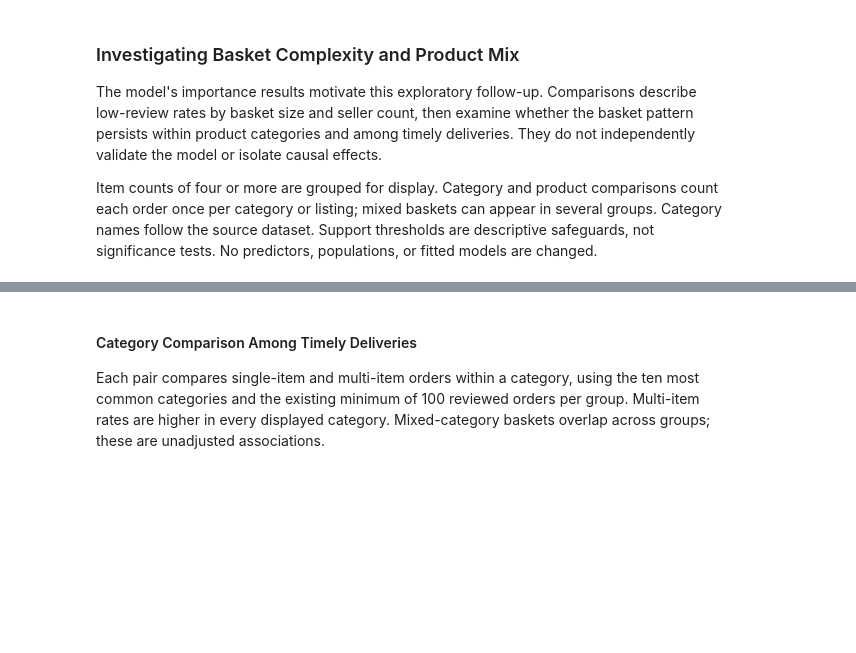
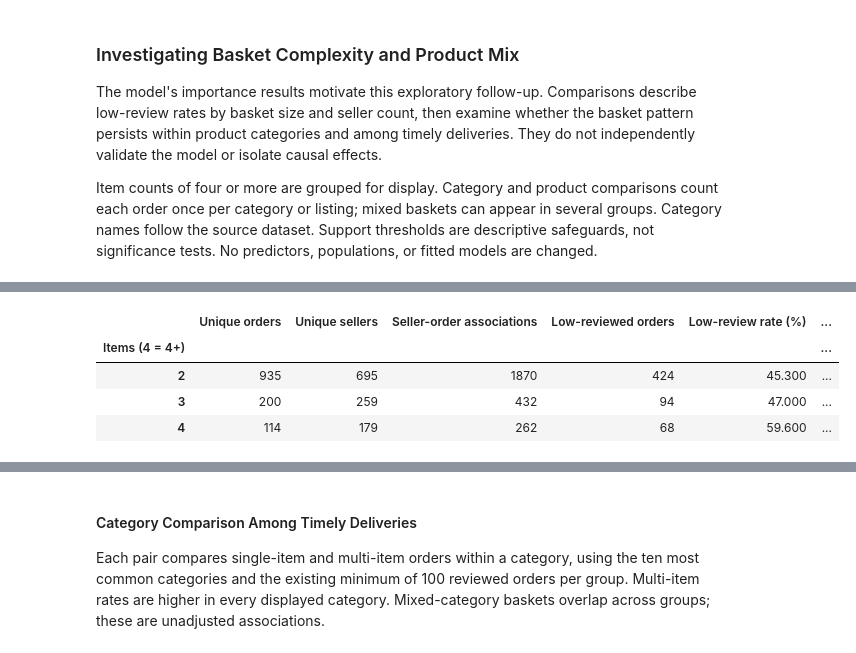
Before and after one commit to asherdata1/supply-chain-decision-support, a Jupyter notebook: 03_final/03_modeling.ipynb, the cells around one changed output, grey strips where cells are left out. Saved outputs shown, nothing was run; the diff lists cells and outputs as text; code cells hidden in the pictures; blank space fills up the shorter version.

```diff
--- a/03_final/03_modeling.ipynb
+++ b/03_final/03_modeling.ipynb
@@ -1365,0 +1560,44 @@ plt.show()
+# %%
+# Reuse the reviewed order-level basket data and calendar-date timely flag.
+complexity_orders = basket_orders.loc[
+    basket_orders["timely"], ["item_count", "seller_count", "low_review"],
+].reset_index()
+complexity_orders["item_band"] = complexity_orders["item_count"].clip(upper=4)
+seller_links = olist_df[["order_id", "seller_id"]].drop_duplicates()
+complexity_multi = complexity_orders.loc[complexity_orders["seller_count"].gt(1)]
+complexity_links = seller_links.merge(
+    complexity_multi[["order_id", "item_band", "low_review"]],
+    on="order_id", validate="many_to_one",
+)
+# One seller-order association per row; rank sellers without using outcomes.
+seller_frequency = (
+    complexity_links.groupby("seller_id").agg(
+        orders=("order_id", "size"), low_review_orders=("low_review", "sum"),
+    )
+    .sort_values("orders", ascending=False, kind="stable")
+)
+seller_frequency["other_review_orders"] = (
+    seller_frequency["orders"] - seller_frequency["low_review_orders"]
+)
+complexity_support = []
+for band, group in complexity_multi.groupby("item_band"):
+    links = complexity_links.loc[complexity_links["item_band"].eq(band)]
+    top_ids = seller_frequency.head(5).index
+    complexity_support.append({
+        "Items (4 = 4+)": band,
+        "Unique orders": len(group),
+        "Unique sellers": links["seller_id"].nunique(),
+        "Seller-order associations": len(links),
+        "Low-reviewed orders": int(group["low_review"].sum()),
+        "Low-review rate (%)": 100 * group["low_review"].mean(),
+        "Orders involving top 5 sellers (%)": 100 * group["order_id"].isin(
+            links.loc[links["seller_id"].isin(top_ids), "order_id"]
+        ).mean(),
+    })
+display(pd.DataFrame(complexity_support).set_index("Items (4 = 4+)").round(1))
+# %% [output]
+|  | Unique orders | Unique sellers | Seller-order associations | Low-reviewed orders | Low-review rate (%) | ... |
+| Items (4 = 4+) |  |  |  |  |  | ... |
+| 2 | 935 | 695 | 1870 | 424 | 45.300 | ... |
+| 3 | 200 | 259 | 432 | 94 | 47.000 | ... |
+| 4 | 114 | 179 | 262 | 68 | 59.600 | ... |
```
Also changed, not shown: parts of 44 cells of this notebook, 1 other file.
